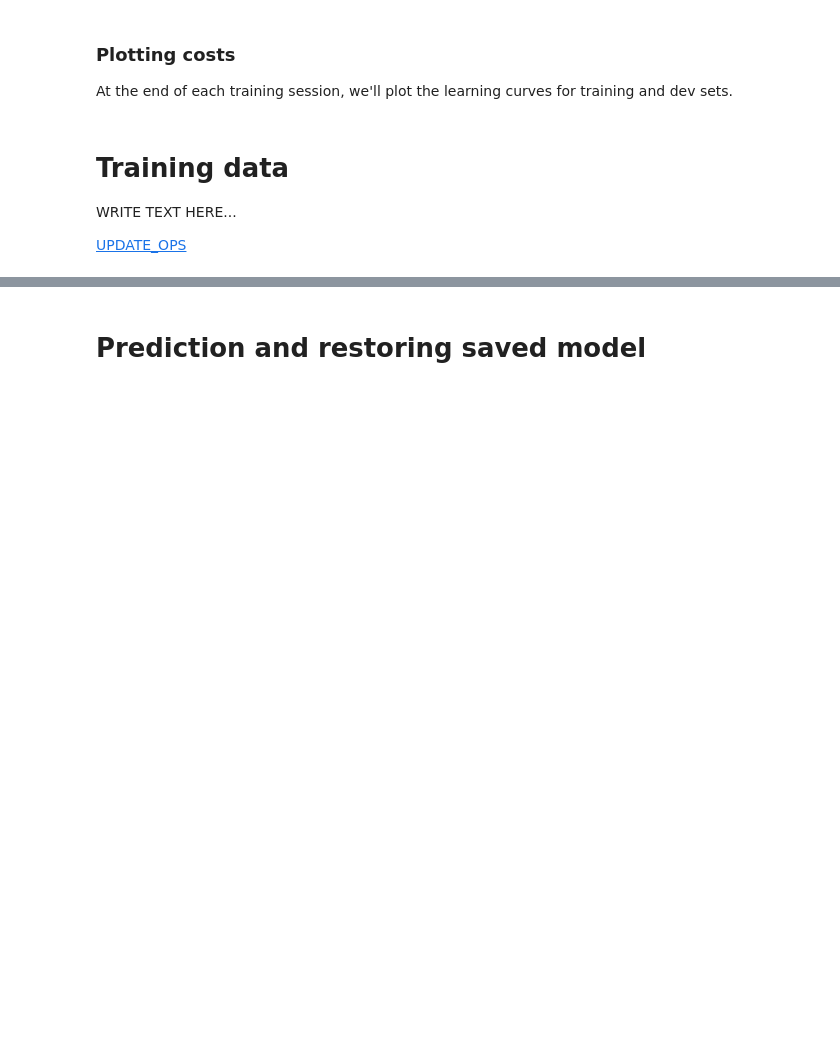
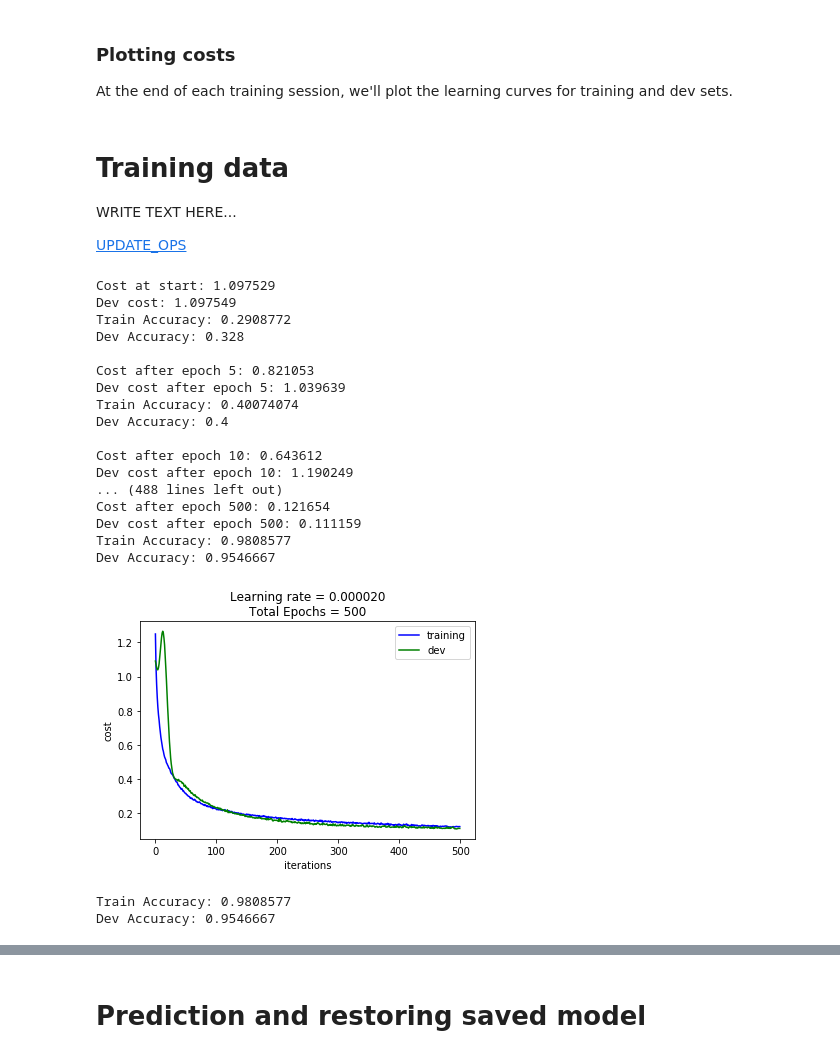
Before and after one commit to iqaan/epilepsy-cnn, a Jupyter notebook: epilepsy-detection-cnn.ipynb, the cells around one changed output, grey strips where cells are left out. Drawn from its saved outputs; the diff is of its cells as text; code cells hidden in the pictures; blank space fills up the shorter version.

```diff
--- a/epilepsy-detection-cnn.ipynb
+++ b/epilepsy-detection-cnn.ipynb
@@ -37,9 +37,9 @@ import os
 
 Use `dataset_relative_path` to point to the directory where the dataset after processing has been stored.
 # %%
-dataset_relative_path = 'dataset/random-iter-3/'
+dataset_relative_path = 'dataset/random-iter-1/'
 # %%
-datafile = dataset_relative_path + 'datafile1024.h5'
+datafile = dataset_relative_path + 'datafile512.h5'
 
 with h5.File(datafile, 'r') as datafile:
     X_train = np.array(datafile['X_train'])
@@ -348,6 +348,8 @@ def compute_cost(X, Y, parameters, nn_key, training):
         logits, Y_hat = forward_propagation_cnn8(X, parameters, training=training)
     elif nn_key == 'cnn10':
         logits, Y_hat = forward_propagation_cnn8(X, parameters, training=training)
+    elif nn_key == 'cnn11':
+        logits, Y_hat = forward_propagation_cnn8(X, parameters, training=training)
     else:
         KeyError('Provided nn_key doesn\'t match with any model')
 
@@ -418,20 +420,22 @@ def parameter_shapes(nn_key):
         'cnn7': 0.9,
         'cnn8': 0.5,
         'cnn9': 0.5,
-        'cnn10': 0.7
+        'cnn10': 0.7,
+        'cnn11': 0.7
     }
 
     do_prob_middle_layer = {
-        'cnn1': 0, # not used
-        'cnn2': 0, # not used
+        'cnn1': 0,   # not used
+        'cnn2': 0,   # not used
         'cnn3': 0.2,
         'cnn4': 0.05,
         'cnn5': 0.01,
-        'cnn6': 0, # not used
-        'cnn7': 0, # not used
-        'cnn8': 0, # not used
-        'cnn9': 0, # not used
-        'cnn10': 0 # not used
+        'cnn6': 0,   # not used
+        'cnn7': 0,   # not used
+        'cnn8': 0,   # not used
+        'cnn9': 0,   # not used
+        'cnn10': 0,  # not used
+        'cnn11': 0,  # not used
     }
 
     fc1_units = {
@@ -444,7 +448,8 @@ def parameter_shapes(nn_key):
         'cnn7': 10,
         'cnn8': 20,
         'cnn9': 15,
-        'cnn10': 15
+        'cnn10': 15,
+        'cnn11': 10
     }
 
     # Conv Layer 1 parameter shapes
@@ -695,3 +700,34 @@ def model(X_train, Y_train, X_dev, Y_dev,
         print("Dev Accuracy:", dev_accuracy)
 
         return parameters
+# %%
+parameters = model(X_train, Y_train, X_dev, Y_dev,
+                   learning_rate=0.00002,
+                   num_epochs=500,
+                   minibatch_size=128,
+                   save_session_path='train/dataset-512-1/cnn1_lr-0.00002_mbs-128/',
+                   model_file='model',
+                   restore_session=False,
+                   save_session_interval=10,
+                   nn_key='cnn1')
+# %% [output]
+Cost at start: 1.097529
+Dev cost: 1.097549
+Train Accuracy: 0.2908772
+Dev Accuracy: 0.328
+
+Cost after epoch 5: 0.821053
+Dev cost after epoch 5: 1.039639
+Train Accuracy: 0.40074074
+Dev Accuracy: 0.4
+
+Cost after epoch 10: 0.643612
+Dev cost after epoch 10: 1.190249
+... (488 lines left out)
+Cost after epoch 500: 0.121654
+Dev cost after epoch 500: 0.111159
+Train Accuracy: 0.9808577
+Dev Accuracy: 0.9546667
+[figure, added]
+Train Accuracy: 0.9808577
+Dev Accuracy: 0.9546667
```
Also changed, not shown: parts of 13 cells of this notebook, 1 other file.
